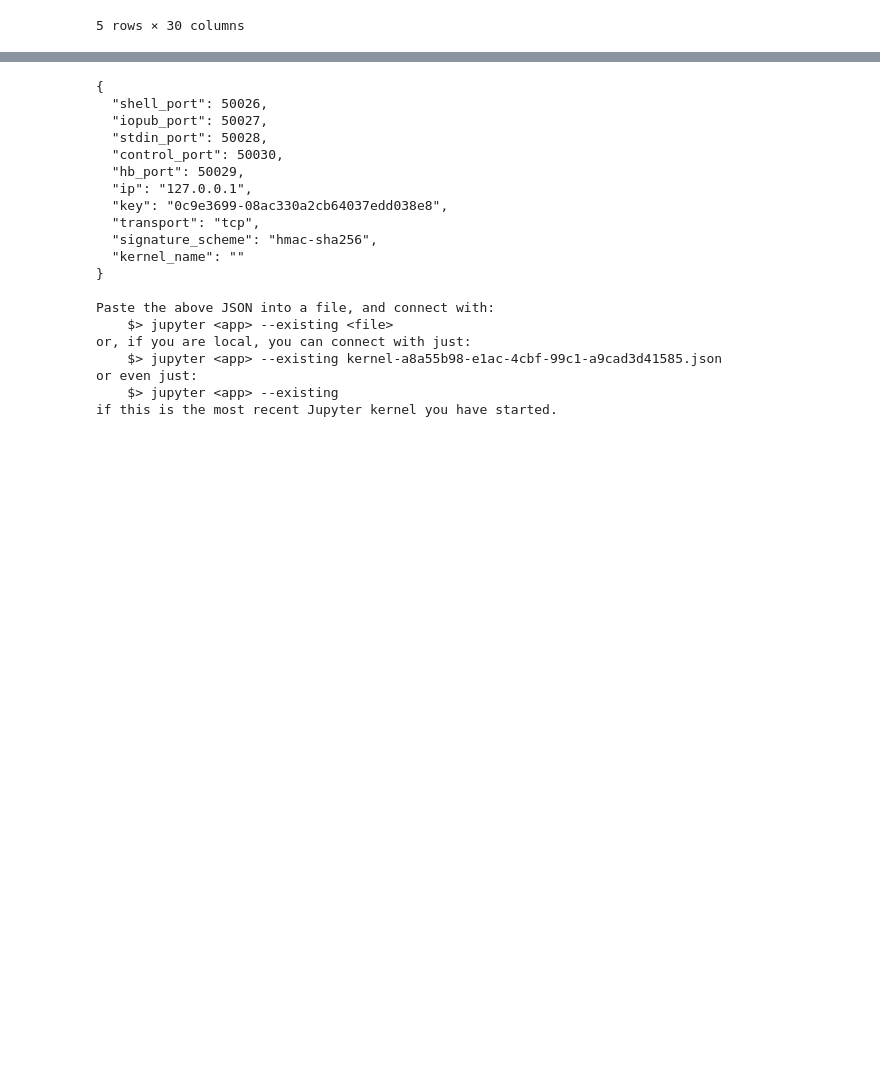
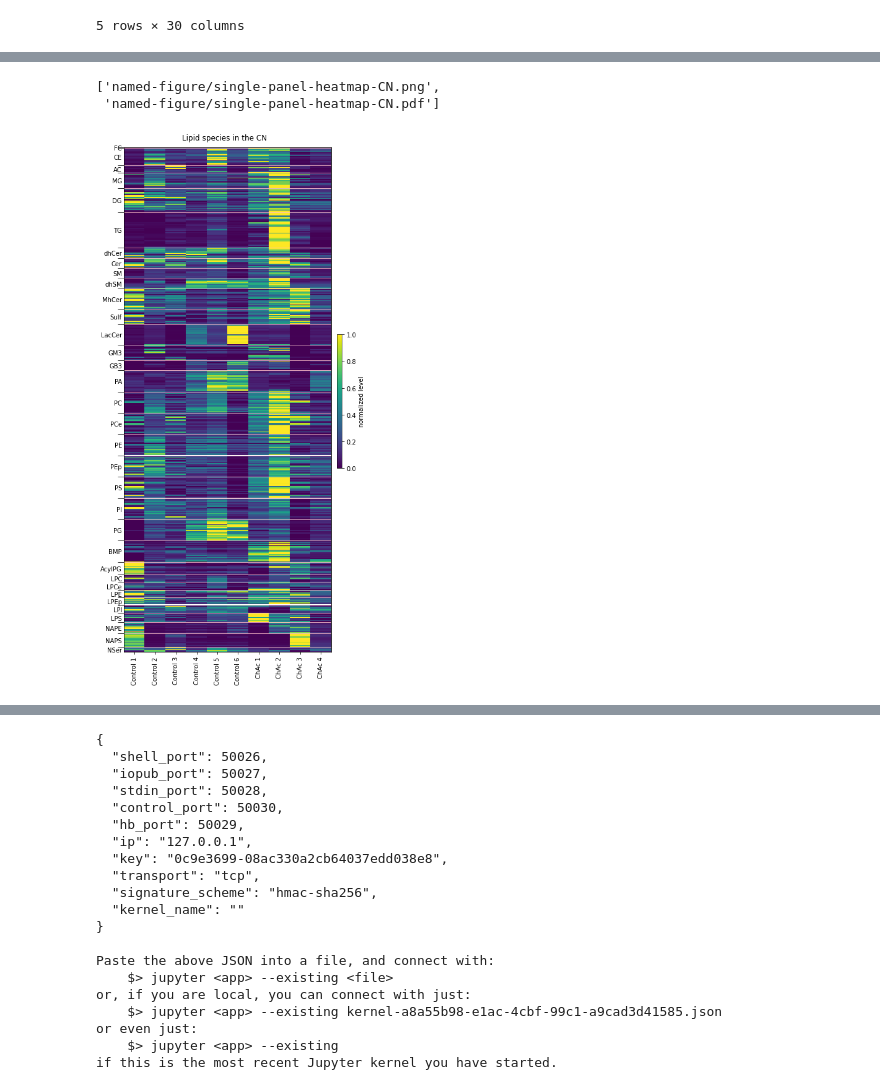
Before and after one commit to attilagk/Gabriel, a Jupyter notebook: notebooks/2022-09-02-lipid-ch-ac/2022-09-02-lipid-ch-ac.ipynb, the cells around one changed output, grey strips where cells are left out. Saved outputs shown, nothing was run; the diff lists cells and outputs as text; code cells hidden in the pictures; blank space fills up the shorter version.

Commit message:
fixed image properties

```diff
--- a/notebooks/2022-09-02-lipid-ch-ac/2022-09-02-lipid-ch-ac.ipynb
+++ b/notebooks/2022-09-02-lipid-ch-ac/2022-09-02-lipid-ch-ac.ipynb
@@ -70,17 +27,0 @@ normalize(species_levels)
-# %%
-fig, ax = plt.subplots(figsize=(6, 15))
-ax.imshow(normalize(species_levels.xs('CN', axis=1, level=1)), aspect='auto')
-ax.set_yticks(ticks['tick_loc'])
-ax.set_yticklabels('')
-ax.set_yticks(ticks['label_loc'], minor=True)
-ax.set_yticklabels(ticks.index, minor=True)
-ax.tick_params(axis='y', which='minor', length=0)
-ax.tick_params(axis='y', which='major', length=10)
-ax.set_xticks(range(len(c0)))
-ax.set_xticklabels(c0, rotation=90)
-ax.grid(True, which='major', axis='y')
-cm = plt.cm.ScalarMappable(cmap='viridis')
-cm.set_clim(vmin=0, vmax=1)
-cb_ax = fig.add_axes([0.92, 0.4, 0.02, 0.2])
-fig.colorbar(cm, cax=cb_ax, label='normalized level')
-attila_utils.savefig(fig, 'single-panel-heatmap-CN')
@@ -95,0 +69,26 @@ sns.clustermap(group_levels, standard_scale=0)
+# %%
+def single_panel_heatmap(region='CN', data=normalize(species_levels), ticks=ticks, cmap='viridis', gridcolor='pink'):
+    fig, ax = plt.subplots(figsize=(6, 15))
+    ax.imshow(data.xs(region, axis=1, level=1), aspect='auto', cmap=cmap, interpolation='none')
+    ax.set_yticks(ticks['tick_loc'])
+    ax.set_yticklabels('')
+    ax.set_yticks(ticks['label_loc'], minor=True)
+    ax.set_yticklabels(ticks.index, minor=True)
+    ax.tick_params(axis='y', which='minor', length=0)
+    ax.tick_params(axis='y', which='major', length=10)
+    ax.set_xticks(range(len(c0)))
+    ax.set_xticklabels(data.xs(region, axis=1, level=1).columns, rotation=90)
+    ax.grid(True, which='major', axis='y', color=gridcolor)
+    fig.suptitle('Lipid species in the ' + region, y=0.9)
+    cm = plt.cm.ScalarMappable(cmap=cmap)
+    cm.set_clim(vmin=0, vmax=1)
+    cb_ax = fig.add_axes([0.92, 0.4, 0.02, 0.2])
+    fig.colorbar(cm, cax=cb_ax, label='normalized level')
+    return((fig, ax))
+
+fig, ax = single_panel_heatmap()
+attila_utils.savefig(fig, 'single-panel-heatmap-CN')
+# %% [output]
+['named-figure/single-panel-heatmap-CN.png',
+ 'named-figure/single-panel-heatmap-CN.pdf']
+[figure, added]
```
Also changed, not shown: parts of 9 cells of this notebook, 1 other file.
